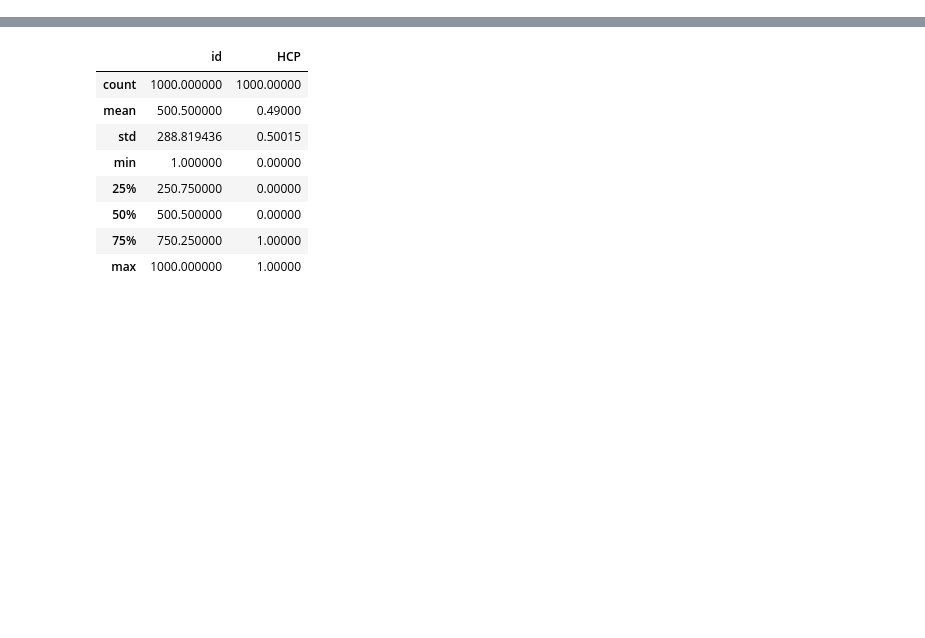
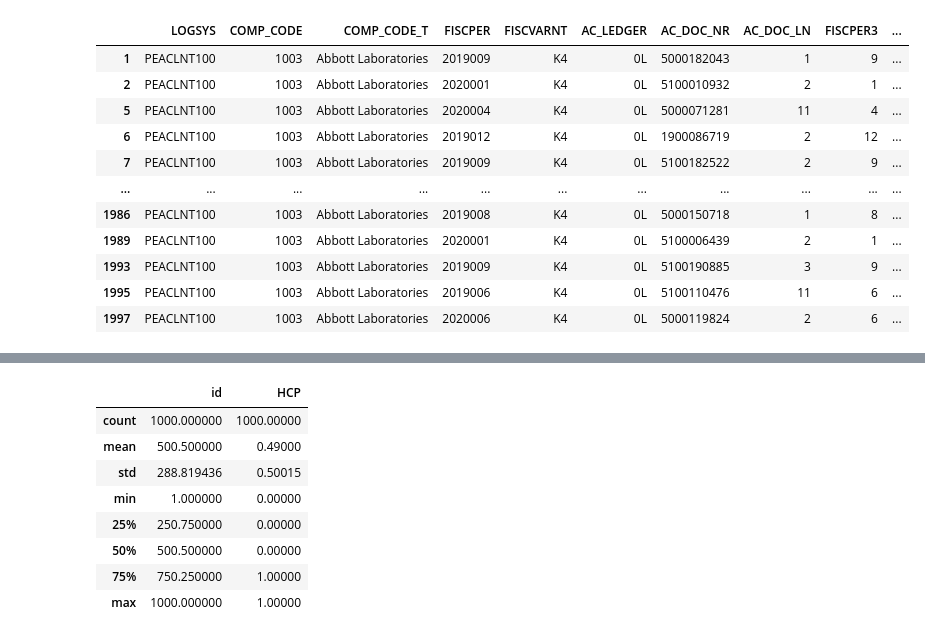
Before and after one commit to dylan1218/ClassificationProject, a Jupyter notebook: ModelsDL.ipynb, the cells around one changed output, grey strips where cells are left out. Drawn from its saved outputs; the diff is of its cells as text; code cells hidden in the pictures; blank space fills up the shorter version.

```diff
--- a/ModelsDL.ipynb
+++ b/ModelsDL.ipynb
@@ -51,0 +51,84 @@ df
+# %%
+#Define DateEncode as basic features such as day of week, month int, and year int.
+#Define groupencode as placing into buckets
+#Define mapencode as mapping values to a higher-level grouping
+
+
+
+
+#Define relavent fields to model and their associated data types and feature engineering methods
+colDict = {
+    "COMP_CODE": {"Type":"Categorical", "Method":"1hot"},
+    "REF_KEY1":{"Type":"Categorical", "Method":"1hot"},
+    "AC_DOC_NR": {"Type":"ID", "Method":"N/A"},
+    "PSTNG_DATE":{"Type":"Date", "Method":"DateEncode"},
+    "CREATEDON":{"Type":"Date", "Method":"DateEncode"},
+    "DOC_DATE":{"Type":"Date", "Method":"DateEncode"},
+    "PROFIT_CTR":{"Type":"Categorical", "Method":"1hot"},
+    "AC_DOC_TYP":{"Type":"Categorical", "Method":"1hot"},
+    "POST_KEY":{"Type":"Categorical", "Method":"1hot"},
+    "CREDITOR":{"Type":"Categorical", "Method":"MapEncode"},
+    "NAME":{"Type":"Text", "Method":"Tokenize"},
+    "GL_ACCOUNT":{"Type":"Categorical", "Method":"1hot"},
+    "CUSTOMER":{"Type":"Categorical", "Method":"MapEncode"},
+    "POSTXT":{"Type":"Text", "Method":"Tokenize"},
+    "BIC_ZUSERNAM":{"Type":"Categorical", "Method":"MapEncode"},
+    "ZBKTXT":{"Type":"Text", "Method":"Tokenize"},
+    "ZTCODE":{"TYpe":"Categorical", "Method":"1hot"},
+    "DEB_CRE_USD":{"Type":"Numerical", "Method":"GroupEncode"},
+    "BIC_ZTERMPAY":{"Type":"Categorical", "Method":"1hot"},
+    "MATL_GROUP":{"Type":"Categorical", "Method":"1hot"},
+    "ACCNT_GRPV":{"Type":"Categorical", "Method":"1hot"}
+
+}
+
+
+
+#Set pandas datatypes for each field
+df['COMP_CODE'] = df['COMP_CODE'].astype('object')
+df['REF_KEY1'] = df['REF_KEY1'].astype('object')
+df['AC_DOC_NR'] = df['AC_DOC_NR'].astype('object')
+df['PSTNG_DATE'] = pd.to_datetime(df['PSTNG_DATE'], format="%Y%m%d")
+df['CREATEDON'] = pd.to_datetime(df['CREATEDON'].astype('object'), format="%Y%m%d")
+df['DOC_DATE'] = pd.to_datetime(df['DOC_DATE'].astype('object'), format="%Y%m%d")
+df['PROFIT_CTR'] = df['PROFIT_CTR'].astype('object')
+df['AC_DOC_TYP'] = df['AC_DOC_TYP'].astype('object')
+df['POST_KEY'] = df['POST_KEY'].astype('object')
+df['CREDITOR'] = df['CREDITOR'].astype('object')
+df['NAME'] = df['NAME'].astype('object')
+df['GL_ACCOUNT'] = df['GL_ACCOUNT'].astype('object')
+df['CUSTOMER'] = df['CUSTOMER'].astype('object')
+df['POSTXT'] = df['POSTXT'].astype('object')
+df['BIC_ZUSERNAM'] = df['BIC_ZUSERNAM'].astype('object')
+df['ZBKTXT'] = df['ZBKTXT'].astype('object')
+df['ZTCODE'] = df['ZTCODE'].astype('object')
+#df['DEB_CRE_USD'] = df['BIC_ZTERMPAY'].replace(',', '').astype(float)
+df['DEB_CRE_USD'] = pd.to_numeric(df['DEB_CRE_USD'])
+df['BIC_ZTERMPAY'] = df['BIC_ZTERMPAY'].astype('object')
+df['MATL_GROUP'] = df['MATL_GROUP'].astype('object')
+df['ACCNT_GRPV'] = df['ACCNT_GRPV'].astype('object')
+
+
+
+#Filter data for relavent rows
+df = df[ (df.POST_KEY == 40) | (df.POST_KEY == 81) | (df.POST_KEY == 96) & (df.GL_ACCOUNT >= 40000000)]
+
+#Get list of relavent fields
+colSelect = list(colDict.keys())
+
+df[colSelect]
+
+df
+# %% [output]
+|  | LOGSYS | COMP_CODE | COMP_CODE_T | FISCPER | FISCVARNT | AC_LEDGER | AC_DOC_NR | AC_DOC_LN | FISCPER3 | ... |
+| 1 | PEACLNT100 | 1003 | Abbott Laboratories | 2019009 | K4 | 0L | 5000182043 | 1 | 9 | ... |
+| 2 | PEACLNT100 | 1003 | Abbott Laboratories | 2020001 | K4 | 0L | 5100010932 | 2 | 1 | ... |
+| 5 | PEACLNT100 | 1003 | Abbott Laboratories | 2020004 | K4 | 0L | 5000071281 | 11 | 4 | ... |
+| 6 | PEACLNT100 | 1003 | Abbott Laboratories | 2019012 | K4 | 0L | 1900086719 | 2 | 12 | ... |
+| 7 | PEACLNT100 | 1003 | Abbott Laboratories | 2019009 | K4 | 0L | 5100182522 | 2 | 9 | ... |
+| ... | ... | ... | ... | ... | ... | ... | ... | ... | ... | ... |
+| 1986 | PEACLNT100 | 1003 | Abbott Laboratories | 2019008 | K4 | 0L | 5000150718 | 1 | 8 | ... |
+| 1989 | PEACLNT100 | 1003 | Abbott Laboratories | 2020001 | K4 | 0L | 5100006439 | 2 | 1 | ... |
+| 1993 | PEACLNT100 | 1003 | Abbott Laboratories | 2019009 | K4 | 0L | 5100190885 | 3 | 9 | ... |
+| 1995 | PEACLNT100 | 1003 | Abbott Laboratories | 2019006 | K4 | 0L | 5100110476 | 11 | 6 | ... |
+| 1997 | PEACLNT100 | 1003 | Abbott Laboratories | 2020006 | K4 | 0L | 5000119824 | 2 | 6 | ... |
```
Also changed, not shown: parts of 11 cells of this notebook.
